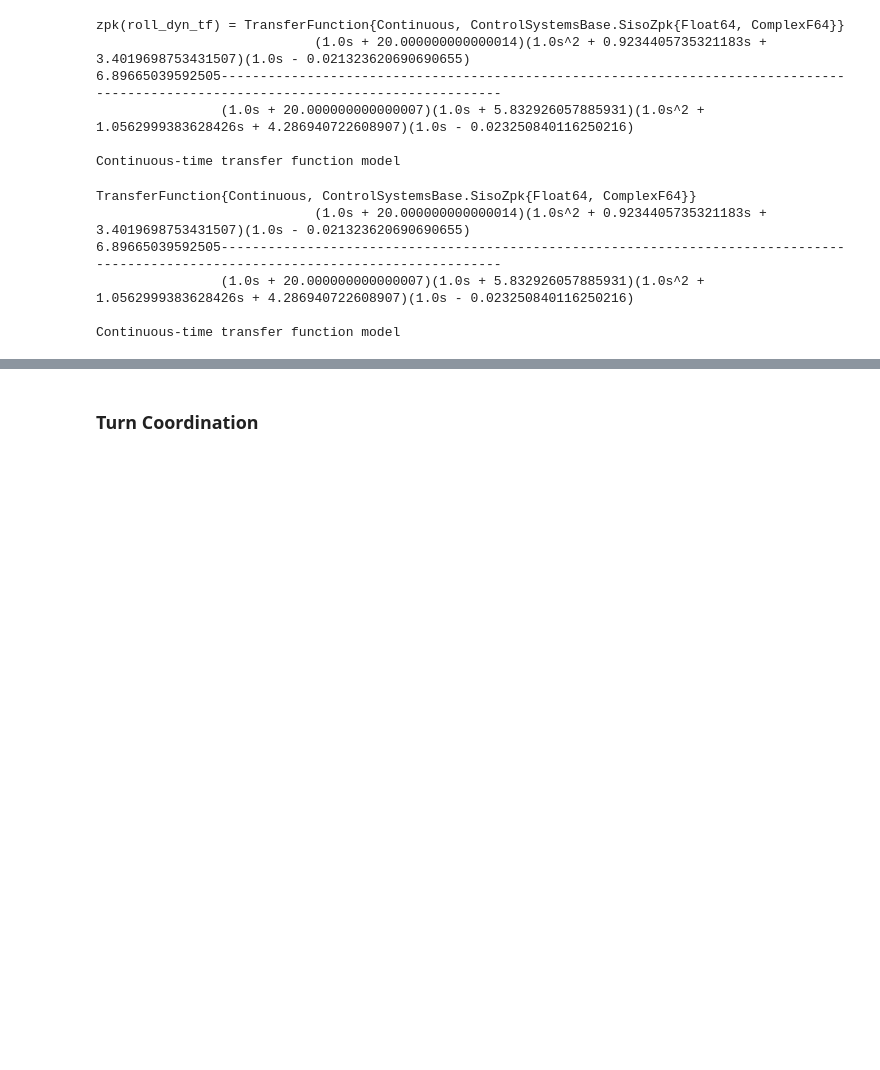
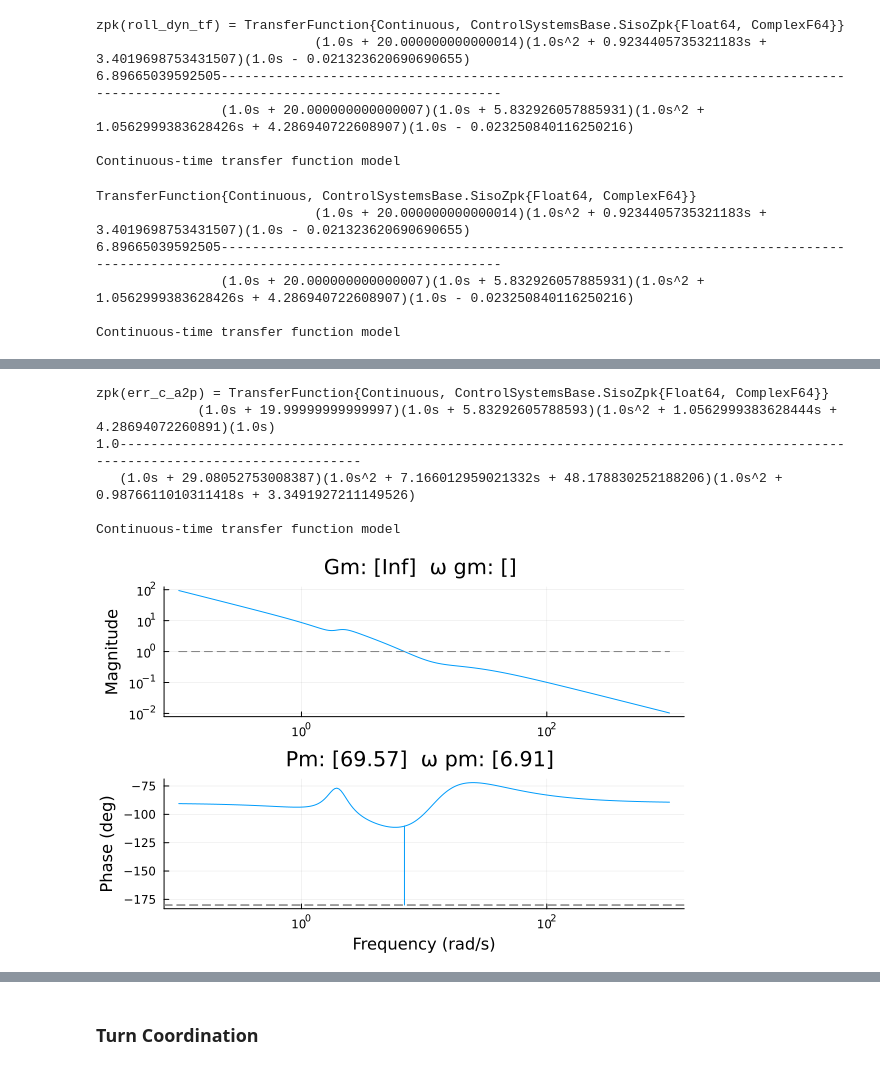
Before and after one commit to e271828e/Flight.jl, a Jupyter notebook: src/aircraft/c172r/design/roll_yaw_cas.ipynb, the cells around one changed output, grey strips where cells are left out. Cells and saved outputs as stored; diff of their text form; code cells hidden in the pictures; blank space fills up the shorter version.

```diff
--- a/src/aircraft/c172r/design/roll_yaw_cas.ipynb
+++ b/src/aircraft/c172r/design/roll_yaw_cas.ipynb
@@ -145,0 +122,23 @@ err_c_a2p(0) = [0.0;;]
+# %%
+
+#this
+
+k_p = 0.5
+k_i = 10
+k_d = 0.05
+τ_d = 0.05
+c = k_p + k_i * tf(1, [1,0]) + k_d * tf([1, 0], [τ_d, 1])
+
+c_a2p = series(c, a2p)
+err_c_a2p = 1/(1+c_a2p)
+@show zpk(err_c_a2p);
+marginplot(c_a2p)
+# nyquistplot(c_a2p)
+# %% [output]
+zpk(err_c_a2p) = TransferFunction{Continuous, ControlSystemsBase.SisoZpk{Float64, ComplexF64}}
+             (1.0s + 19.99999999999997)(1.0s + 5.83292605788593)(1.0s^2 + 1.0562999383628444s + 4.28694072260891)(1.0s)
+1.0-------------------------------------------------------------------------------------------------------------------------------
+   (1.0s + 29.08052753008387)(1.0s^2 + 7.166012959021332s + 48.178830252188206)(1.0s^2 + 0.9876611010311418s + 3.3491927211149526)
+
+Continuous-time transfer function model
+[figure, added]
```
Also changed, not shown: parts of 5 cells of this notebook, 4 other files.
